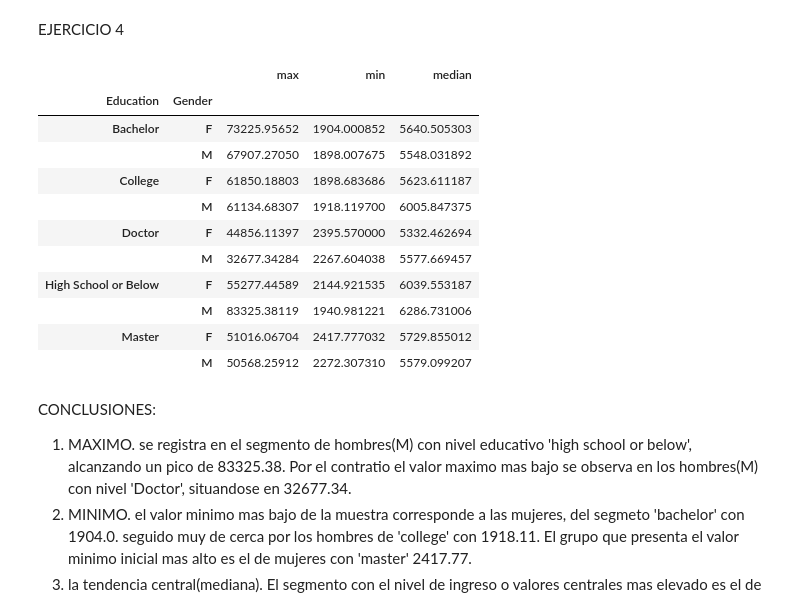
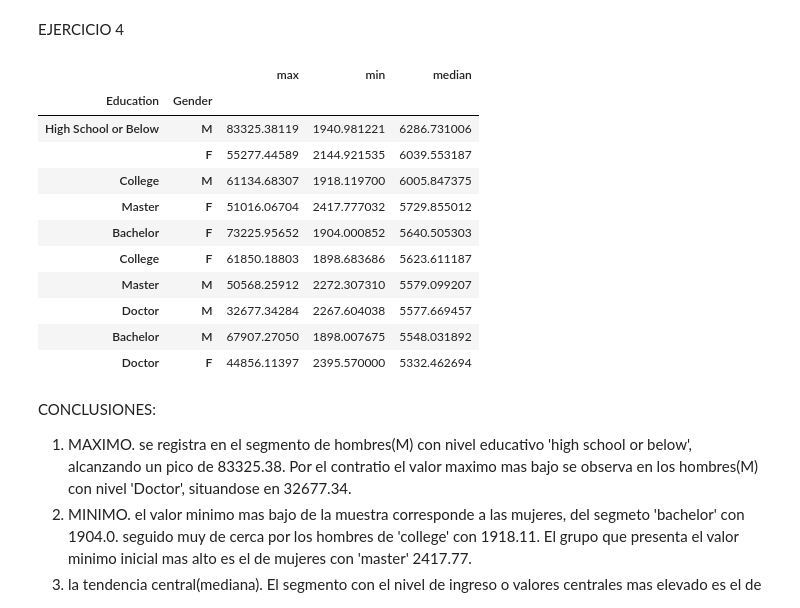
Before and after one commit to Juancarlosdelmarlostanau/lab-dw-data-aggregation-and-filtering, a Jupyter notebook: lab-dw-aggregating.ipynb, the cells around one changed output. Saved outputs shown, nothing was run; the diff lists cells and outputs as text; code cells hidden in the pictures.

```diff
--- a/lab-dw-aggregating.ipynb
+++ b/lab-dw-aggregating.ipynb
@@ -132,21 +132,25 @@ filtered_states.sort_values('Customer count', ascending=False)
 # %% [markdown]
 EJERCICIO 4
 # %%
-df_analisis = df.groupby(['Education', 'Gender'])['Customer Lifetime Value'].agg(['Max', 'Min', 'Median'])
+df_analisis = (
+    df.groupby(['Education', 'Gender'])['Customer Lifetime Value']
+      .agg(['max', 'min', 'median'])
+      .sort_values('median', ascending=False)
+)
 df_analisis
 # %% [output]
 |  |  | max | min | median |
 | Education | Gender |  |  |  |
+| High School or Below | M | 83325.38119 | 1940.981221 | 6286.731006 |
+|  | F | 55277.44589 | 2144.921535 | 6039.553187 |
+| College | M | 61134.68307 | 1918.119700 | 6005.847375 |
+| Master | F | 51016.06704 | 2417.777032 | 5729.855012 |
 | Bachelor | F | 73225.95652 | 1904.000852 | 5640.505303 |
-|  | M | 67907.27050 | 1898.007675 | 5548.031892 |
 | College | F | 61850.18803 | 1898.683686 | 5623.611187 |
-|  | M | 61134.68307 | 1918.119700 | 6005.847375 |
+| Master | M | 50568.25912 | 2272.307310 | 5579.099207 |
+| Doctor | M | 32677.34284 | 2267.604038 | 5577.669457 |
+| Bachelor | M | 67907.27050 | 1898.007675 | 5548.031892 |
 | Doctor | F | 44856.11397 | 2395.570000 | 5332.462694 |
-|  | M | 32677.34284 | 2267.604038 | 5577.669457 |
-| High School or Below | F | 55277.44589 | 2144.921535 | 6039.553187 |
-|  | M | 83325.38119 | 1940.981221 | 6286.731006 |
-| Master | F | 51016.06704 | 2417.777032 | 5729.855012 |
-|  | M | 50568.25912 | 2272.307310 | 5579.099207 |
 # %% [markdown]
 CONCLUSIONES:
 
```
